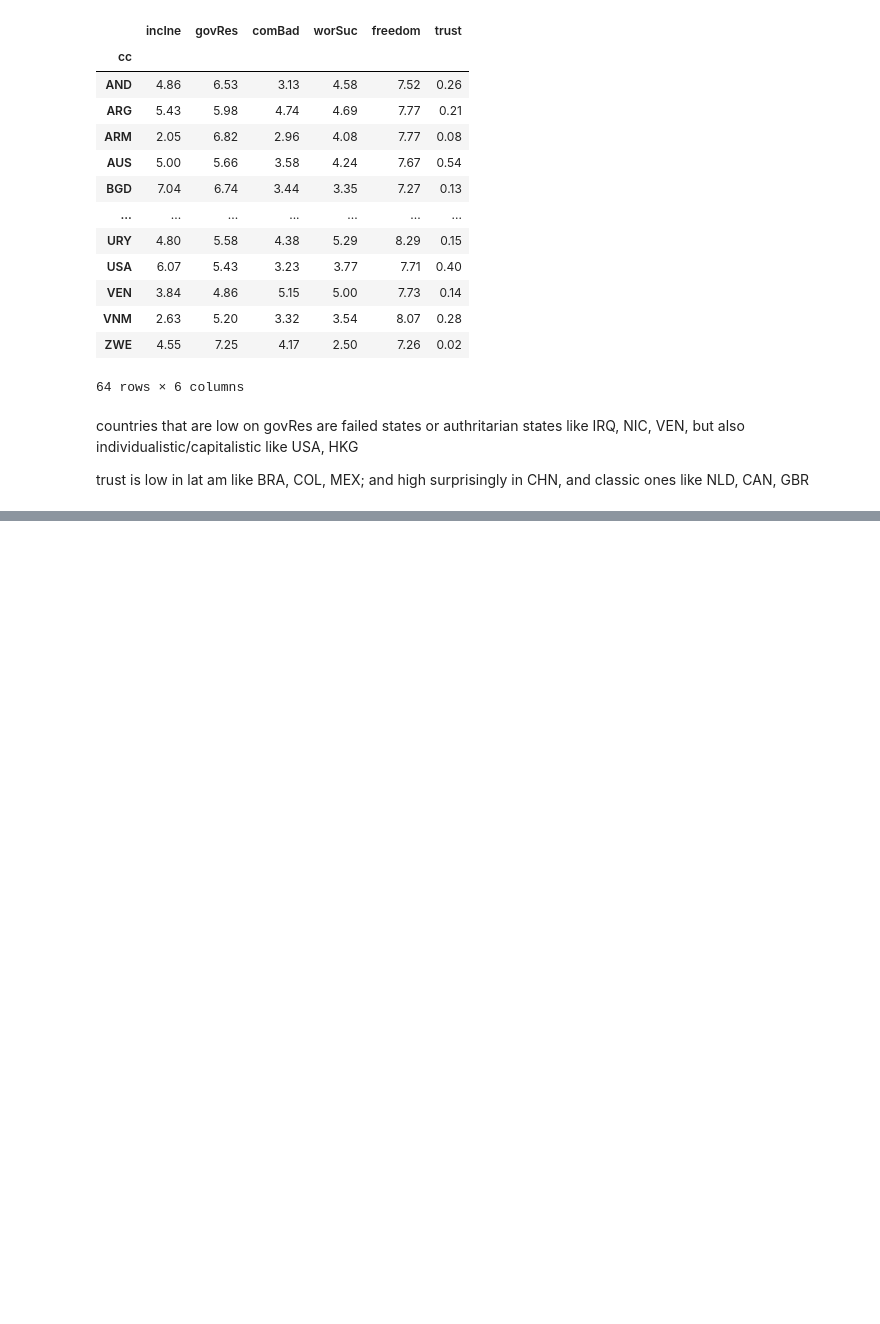
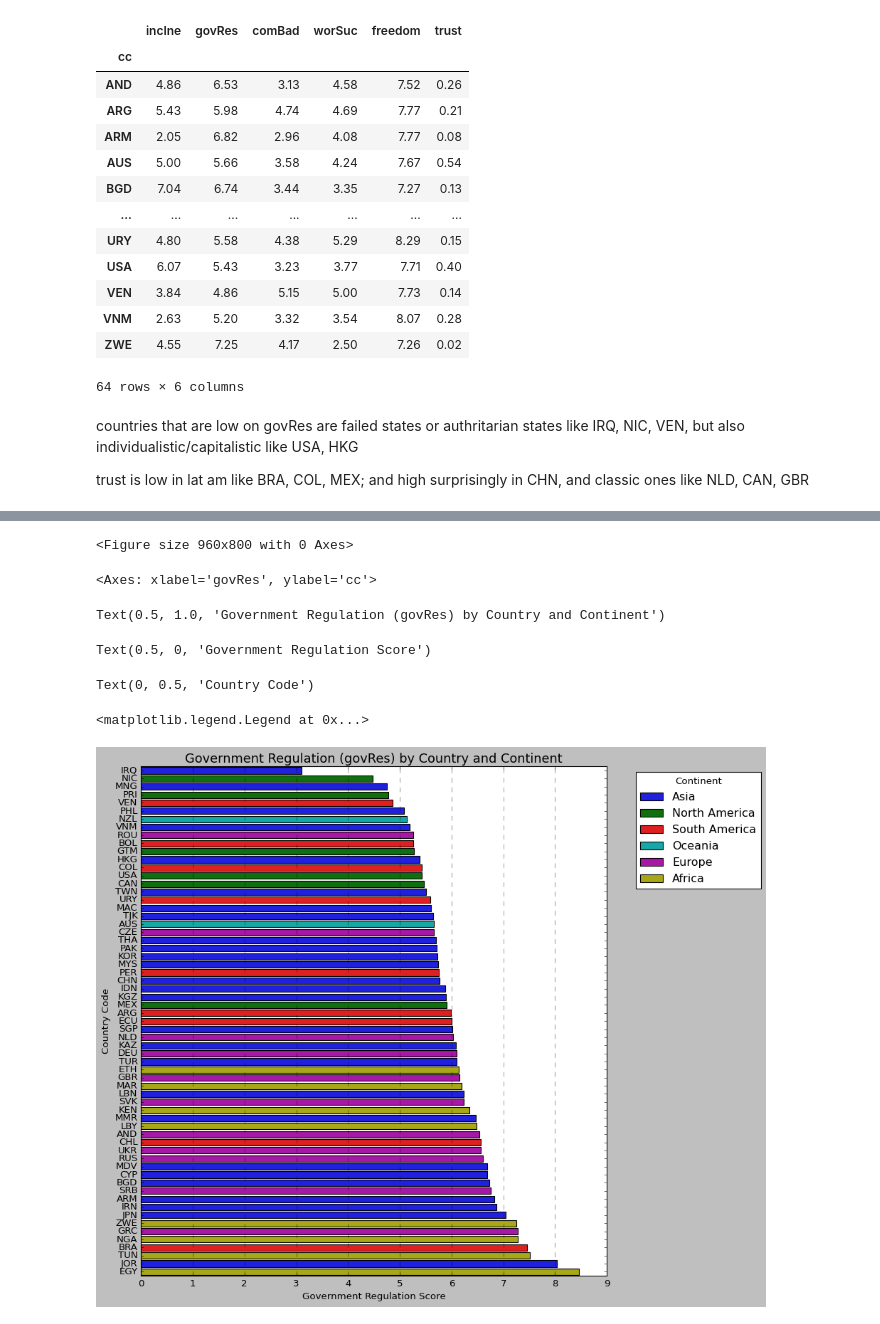
Before and after one commit to theaok/leonieAgency, a Jupyter notebook: leonieAgency.ipynb, the cells around one changed output, grey strips where cells are left out. Drawn from its saved outputs; the diff is of its cells as text; code cells hidden in the pictures; blank space fills up the shorter version.

```diff
--- a/leonieAgency.ipynb
+++ b/leonieAgency.ipynb
@@ -145,0 +169,44 @@ trust is low in lat am like BRA, COL, MEX; and high surprisingly in CHN, and cla
+# %%
+#make a horizontal bar chart of govRes by cc ordering on govRes and color code bars with different colors for different continents for countries defined with 3 letter codes in cc variable
+try:
+    import pycountry_convert as pc
+except ImportError:
+    !pip install pycountry-convert
+    import pycountry_convert as pc
+
+def country_code_to_continent(country_code):
+    try:
+        cn_alpha2 = pc.country_alpha3_to_country_alpha2(country_code)
+        cn_continent = pc.country_alpha2_to_continent_code(cn_alpha2)
+        return pc.convert_continent_code_to_continent_name(cn_continent)
+    except KeyError:
+        return np.nan
+
+# Create a new 'continent' column based on the 'cc' index
+wvs_collapsed_plot = wvs_collapsed.copy()
+wvs_collapsed_plot['continent'] = wvs_collapsed_plot.index.map(country_code_to_continent)
+
+# Filter out countries where continent could not be determined
+wvs_collapsed_plot = wvs_collapsed_plot.dropna(subset=['continent'])
+
+# Sort by 'govRes' for ordering the bars
+wvs_collapsed_plot = wvs_collapsed_plot.sort_values('govRes', ascending=True)
+
+# Create the horizontal bar chart
+plt.figure(figsize=(12, 10))
+sns.barplot(
+    x='govRes',
+    y=wvs_collapsed_plot.index,
+    hue='continent',
+    data=wvs_collapsed_plot,
+    dodge=False
+)
+
+plt.title('Government Regulation (govRes) by Country and Continent', fontsize=16)
+plt.xlabel('Government Regulation Score', fontsize=12)
+plt.ylabel('Country Code', fontsize=12)
+plt.legend(title='Continent', bbox_to_anchor=(1.05, 1), loc='upper left')
+plt.grid(axis='x', linestyle='--', alpha=0.7)
+plt.tight_layout()
+plt.show()
+# %% [output]
@@ -145,0 +230,7 @@ trust is low in lat am like BRA, COL, MEX; and high surprisingly in CHN, and cla
+<Figure size 960x800 with 0 Axes>
+<Axes: xlabel='govRes', ylabel='cc'>
+Text(0.5, 1.0, 'Government Regulation (govRes) by Country and Continent')
+Text(0.5, 0, 'Government Regulation Score')
+Text(0, 0.5, 'Country Code')
+<matplotlib.legend.Legend at 0x...>
+[figure, added]
```
Also changed, not shown: parts of 3 cells of this notebook.
